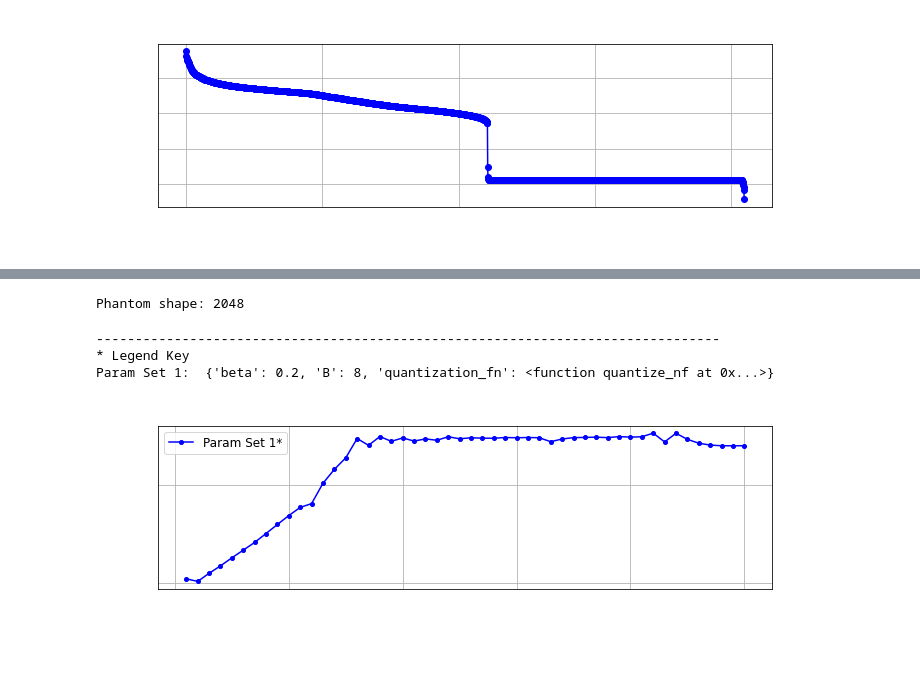
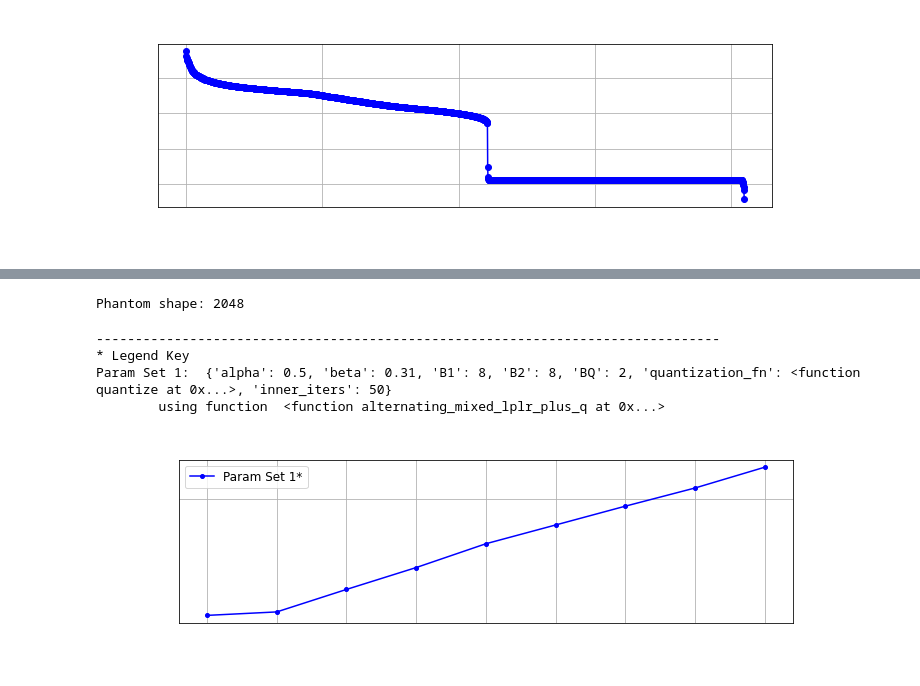
Before and after one commit to pilancilab/caldera, a Jupyter notebook: mixed_lplr.ipynb, the cells around one changed output, grey strips where cells are left out. Cells and saved outputs as stored; diff of their text form; code cells hidden in the pictures.

```diff
--- a/mixed_lplr.ipynb
+++ b/mixed_lplr.ipynb
@@ -229,8 +167,25 @@ def test_loftq(
-# %%
-test_loftq(device="cuda:2")
-# %% [output]
-Phantom shape: 2048
---------------------------------------------------------------------------------
-* Legend Key
-Param Set 1:  {'beta': 0.2, 'B': 8, 'quantization_fn': <function quantize_nf at 0x...>}
-[figure, removed]
+# %%
+test_iterative_weight_compression(
+    [
+        {
+            "alpha": 0.5, # Fraction of retained columns to be in full precision
+            "beta": 0.31, # Same bitrate as the above cell
+            "B1": 8,
+            "B2": 8,
+            "BQ": 2,
+            "quantization_fn": quantize,
+            "inner_iters": 50
+        }
+    ],
+    algorithm_fns=[alternating_mixed_lplr_plus_q],
+    algorithm_types=[AlgorithmType.LPLR],
+    plot_title="Frobenius Norm Errors over Iterations: LoftQ w/ LPLR",
+    device=DEFAULT_DEVICE
+)
+# %% [output]
+Phantom shape: 2048
+--------------------------------------------------------------------------------
+* Legend Key
+Param Set 1:  {'alpha': 0.5, 'beta': 0.31, 'B1': 8, 'B2': 8, 'BQ': 2, 'quantization_fn': <function quantize at 0x...>, 'inner_iters': 50}
+        using function  <function alternating_mixed_lplr_plus_q at 0x...>
+[figure, added]
```
Also changed, not shown: parts of 20 cells of this notebook, 3 other files.
